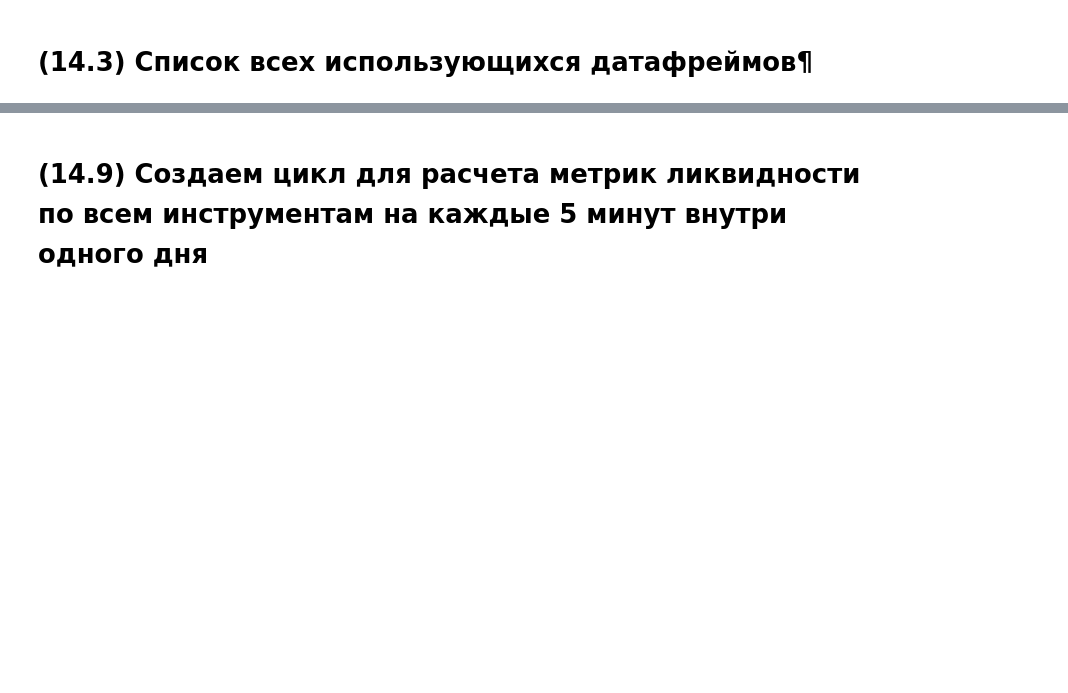
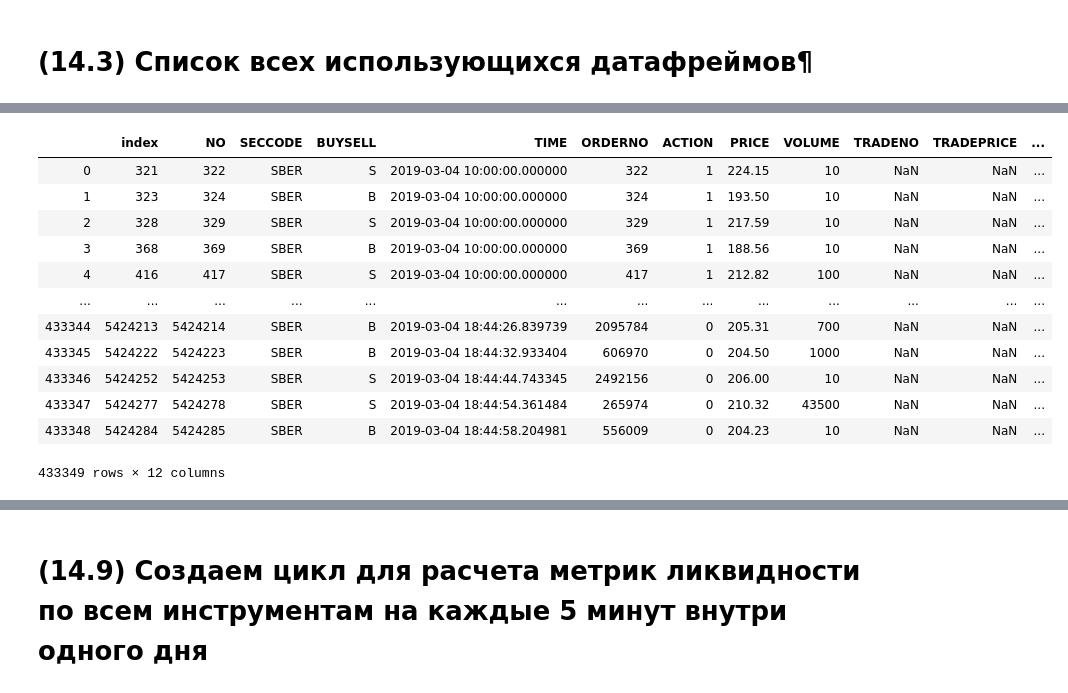
Before and after one commit to katya-luzina/master_thesis, a Jupyter notebook: 2. расчет стакана.ipynb, the cells around one changed output, grey strips where cells are left out. Saved outputs shown, nothing was run; the diff lists cells and outputs as text; code cells hidden in the pictures; blank space fills up the shorter version.

```diff
--- a/2. расчет стакана.ipynb
+++ b/2. расчет стакана.ipynb
@@ -69,9 +132,3 @@ tickers = ['GAZP',
            'CHMF',
            'ALRS'
           ]
-# %%
-# определение всех необходимых данных для расчета
-orderlog_name = orderlogs[0]
-d = orderlog_name[8:16]
-ticker = tickers[0]
-time = '110000000'
@@ -390,0 +137,16 @@ KeyboardInterrupt:
+# %%
+%%time
+# определяем дату, инструмент
+d = orderlogs[0] #20190304
+date = d[8:16]
+ticker = tickers[1] #SBER
+# отбираем данные для расчета
+orders = pd.read_csv(d, header = 0)
+instr_orders = orders[(orders.SECCODE == ticker)].reset_index()
+instr_orders ['DATE'] = date
+instr_orders['together_time'] = instr_orders['DATE']+instr_orders['TIME'].apply(str)
+instr_orders['TIME'] = [ReverseToDateTime(instr_orders.together_time[i]) for i in range (len(instr_orders.together_time))]
+del instr_orders['together_time']
+
+instr_orders
+# %% [output]
@@ -390,0 +155,13 @@ KeyboardInterrupt:
+|  | index | NO | SECCODE | BUYSELL | TIME | ORDERNO | ACTION | PRICE | VOLUME | TRADENO | TRADEPRICE | ... |
+| 0 | 321 | 322 | SBER | S | 2019-03-04 10:00:00.000000 | 322 | 1 | 224.15 | 10 | NaN | NaN | ... |
+| 1 | 323 | 324 | SBER | B | 2019-03-04 10:00:00.000000 | 324 | 1 | 193.50 | 10 | NaN | NaN | ... |
+| 2 | 328 | 329 | SBER | S | 2019-03-04 10:00:00.000000 | 329 | 1 | 217.59 | 10 | NaN | NaN | ... |
+| 3 | 368 | 369 | SBER | B | 2019-03-04 10:00:00.000000 | 369 | 1 | 188.56 | 10 | NaN | NaN | ... |
+| 4 | 416 | 417 | SBER | S | 2019-03-04 10:00:00.000000 | 417 | 1 | 212.82 | 100 | NaN | NaN | ... |
+| ... | ... | ... | ... | ... | ... | ... | ... | ... | ... | ... | ... | ... |
+| 433344 | 5424213 | 5424214 | SBER | B | 2019-03-04 18:44:26.839739 | 2095784 | 0 | 205.31 | 700 | NaN | NaN | ... |
+| 433345 | 5424222 | 5424223 | SBER | B | 2019-03-04 18:44:32.933404 | 606970 | 0 | 204.50 | 1000 | NaN | NaN | ... |
+| 433346 | 5424252 | 5424253 | SBER | S | 2019-03-04 18:44:44.743345 | 2492156 | 0 | 206.00 | 10 | NaN | NaN | ... |
+| 433347 | 5424277 | 5424278 | SBER | S | 2019-03-04 18:44:54.361484 | 265974 | 0 | 210.32 | 43500 | NaN | NaN | ... |
+| 433348 | 5424284 | 5424285 | SBER | B | 2019-03-04 18:44:58.204981 | 556009 | 0 | 204.23 | 10 | NaN | NaN | ... |
+433349 rows × 12 columns
```
Also changed, not shown: parts of 55 cells of this notebook.
